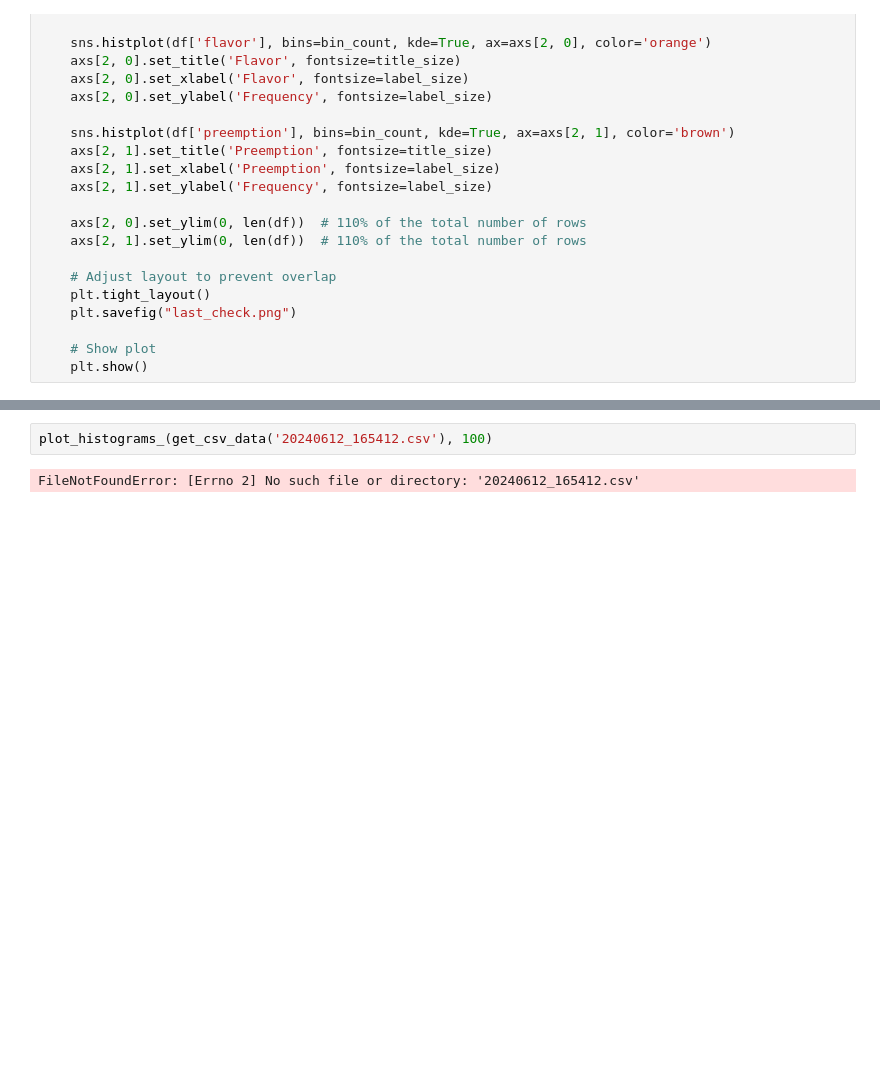
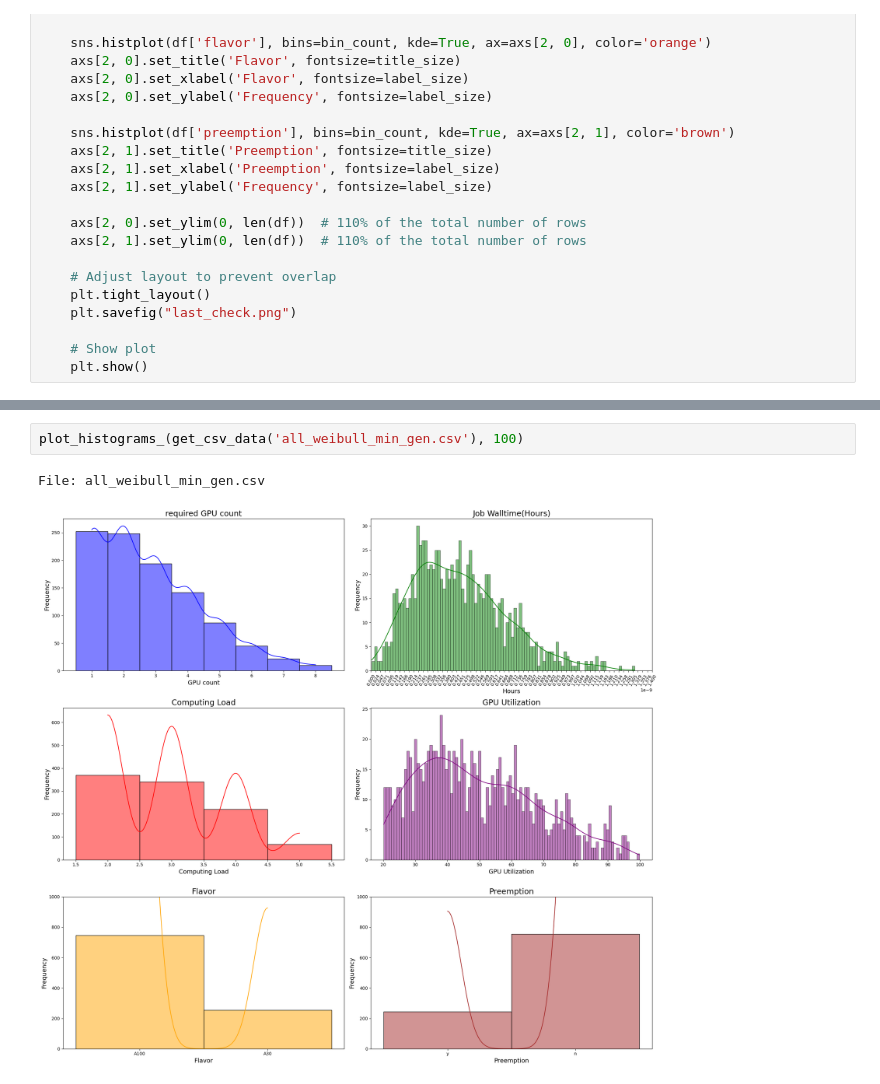
Before and after one commit to mystous/gpu_scheduler, a Jupyter notebook: analysis_results/check_datafile.ipynb, the cells around one changed output, grey strips where cells are left out. Cells and saved outputs as stored; diff of their text form; blank space fills up the shorter version.

Commit message:
dist. data pic

```diff
--- a/analysis_results/check_datafile.ipynb
+++ b/analysis_results/check_datafile.ipynb
@@ -103,7 +103,8 @@ File: job_flow_total(task,flavor,single)_neo_no_duplicate.csv
-# %%
-plot_histograms_(get_csv_data('20240612_165412.csv'), 100)
-# %% [output]
-FileNotFoundError: [Errno 2] No such file or directory: '20240612_165412.csv'
+# %%
+plot_histograms_(get_csv_data('all_weibull_min_gen.csv'), 100)
+# %% [output]
+File: all_weibull_min_gen.csv
+[figure, added]
 # %%
 folder_path = '.'  # Replace with your folder path
 df = get_latest_csv_data(folder_path)
```
Also changed, not shown: parts of 7 cells of this notebook, 19 other files.
